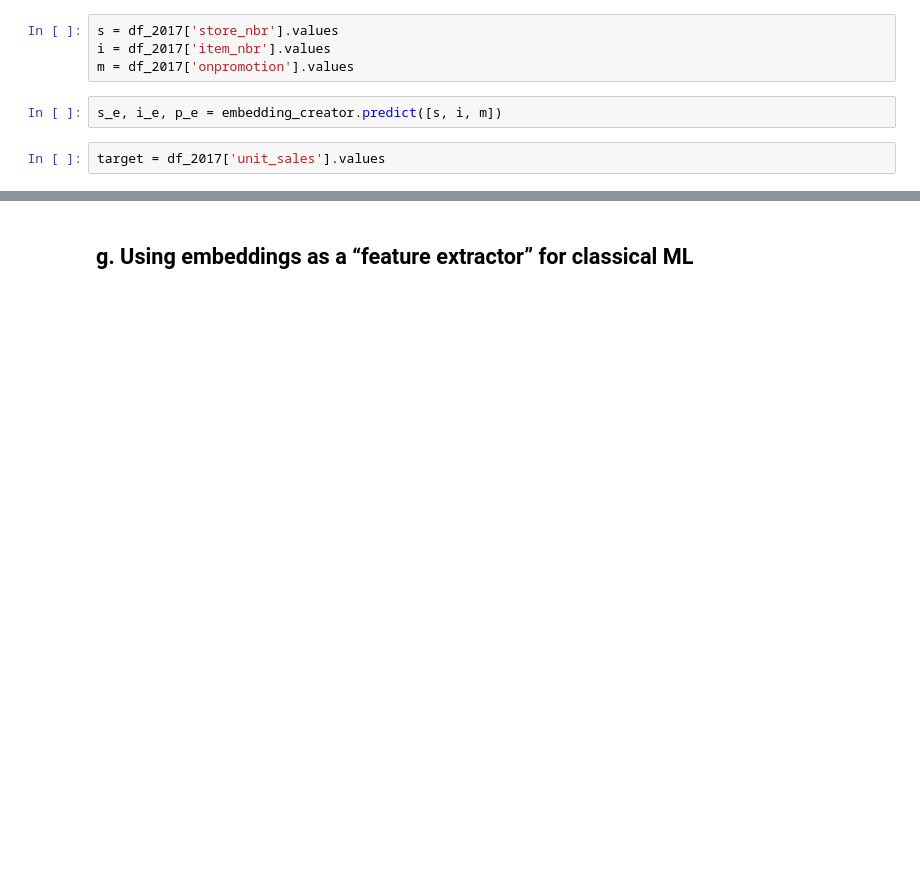
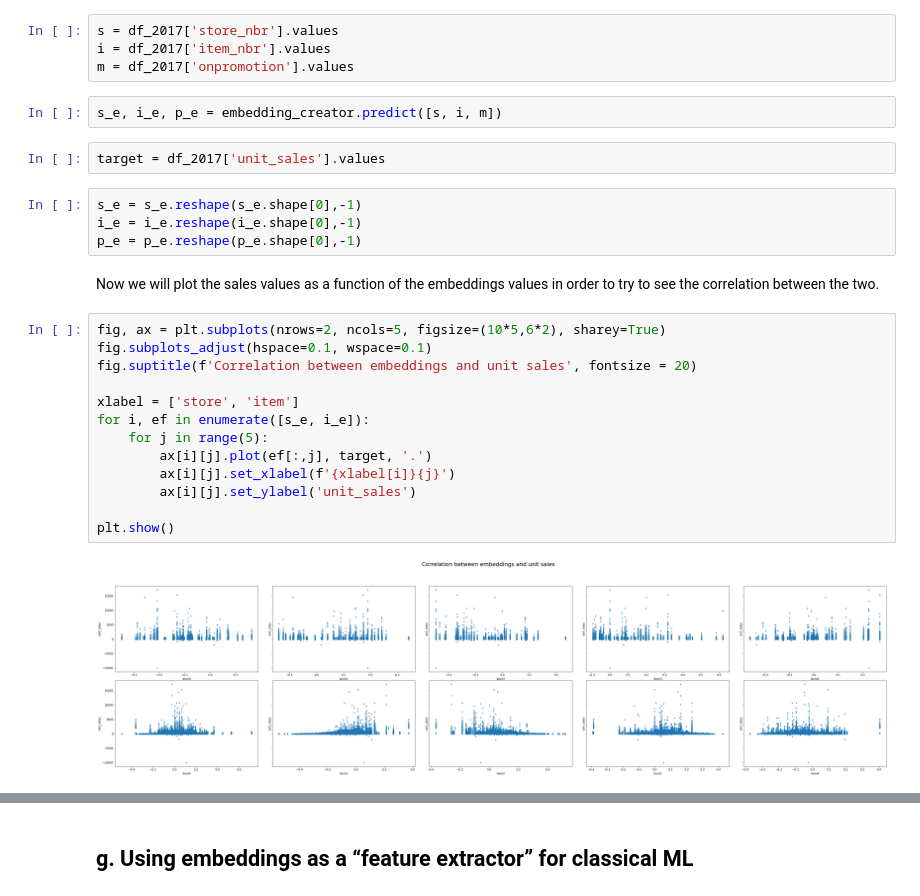
Before and after one commit to Naorko/forcasting-favorita-tf, a Jupyter notebook: workshop_favorita.ipynb, the cells around one changed output, grey strips where cells are left out. Saved outputs shown, nothing was run; the diff lists cells and outputs as text; blank space fills up the shorter version.

```diff
--- a/workshop_favorita.ipynb
+++ b/workshop_favorita.ipynb
@@ -640,3 +528,24 @@ m = df_2017['onpromotion'].values
 s_e, i_e, p_e = embedding_creator.predict([s, i, m])
 # %%
 target = df_2017['unit_sales'].values
+# %%
+s_e = s_e.reshape(s_e.shape[0],-1)
+i_e = i_e.reshape(i_e.shape[0],-1)
+p_e = p_e.reshape(p_e.shape[0],-1)
+# %% [markdown]
+Now we will plot the sales values as a function of the embeddings values in order to try to see the correlation between the two.
+# %%
+fig, ax = plt.subplots(nrows=2, ncols=5, figsize=(10*5,6*2), sharey=True)
+fig.subplots_adjust(hspace=0.1, wspace=0.1)
+fig.suptitle(f'Correlation between embeddings and unit sales', fontsize = 20)
+
+xlabel = ['store', 'item']
+for i, ef in enumerate([s_e, i_e]):
+    for j in range(5):
+        ax[i][j].plot(ef[:,j], target, '.')
+        ax[i][j].set_xlabel(f'{xlabel[i]}{j}')
+        ax[i][j].set_ylabel('unit_sales')
+
+plt.show()
+# %% [output]
+[figure, added]
```
Also changed, not shown: parts of 90 cells of this notebook, 2 other files.
